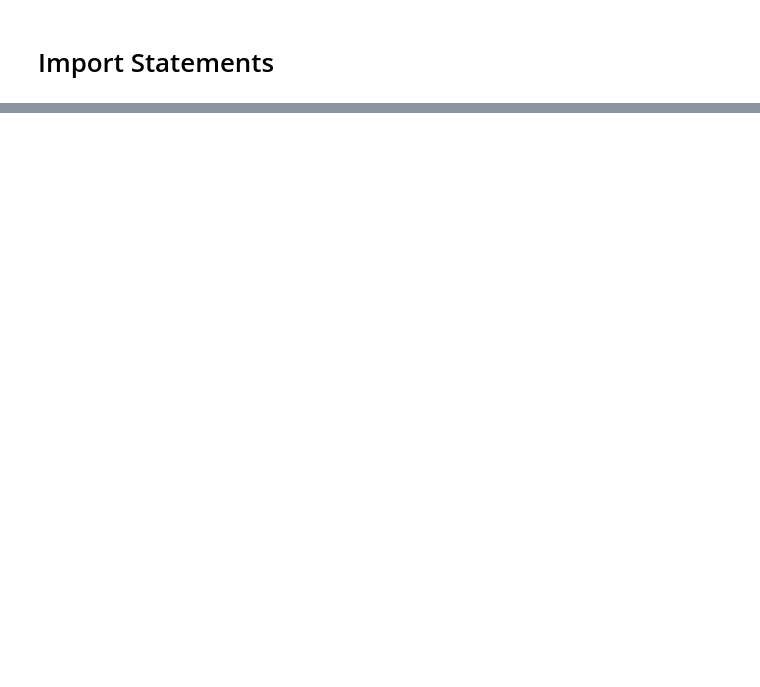
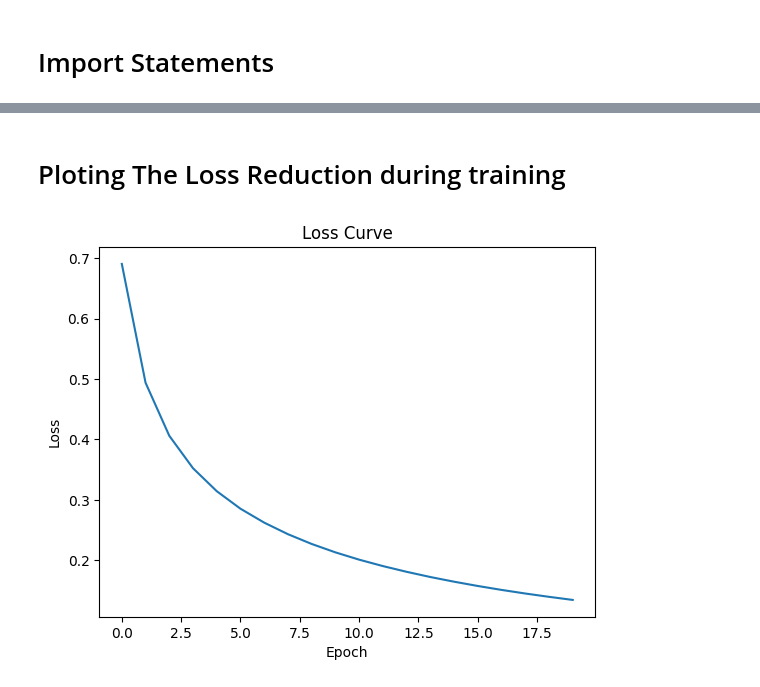
Before and after one commit to SYED-ALI-5/ANN-CNN-Project, a Jupyter notebook: SP23-BAI-050.ipynb, the cells around one changed output, grey strips where cells are left out. Drawn from its saved outputs; the diff is of its cells as text; code cells hidden in the pictures; blank space fills up the shorter version.

```diff
--- a/SP23-BAI-050.ipynb
+++ b/SP23-BAI-050.ipynb
@@ -28,4 +17,0 @@ test_dataset = datasets.MNIST(root='./data', train=False, transform=transform, d
-# %%
-batch_size = 50
-train_loader = DataLoader(train_dataset, batch_size=batch_size, shuffle=True)
-test_loader = DataLoader(test_dataset, batch_size=batch_size, shuffle=False)
@@ -58,0 +210,26 @@ plt.show()  # Display the plot
+# %%
+X, y = CompilingData()
+
+X_train, X_test, y_train, y_test = train_test_split(X, y, test_size=0.2, random_state=42)
+
+print("X_train Shape: ", X_train.shape)
+print("y_train Shape: ", y_train.shape)
+print("X_test Shape: ", X_test.shape)
+print("y_test Shape: ", y_test.shape)
+
+input = 784
+hidden_size1 = 200
+hidden_size2 = 170
+hidden_size3 = 140
+hidden_size4 = 90
+hidden_size5 = 50
+output_size = 10
+learning_rate = 0.01
+batch_size = 50
+epochs = 20
+
+model = CustomClassificationModel(input_size=input, hidden_size1=hidden_size1, hidden_size2=hidden_size2, hidden_size3=hidden_size3, hidden_size4=hidden_size4, hidden_size5=hidden_size5, output_size=output_size)
+train_dataset = TensorDataset(X_train, y_train)
+loss_fn = torch.nn.CrossEntropyLoss()
+optimizer = torch.optim.SGD([model.W1, model.b1, model.W2, model.b2, model.W3, model.b3, model.W4, model.b4, model.W5, model.b5, model.W6, model.b6],lr=learning_rate)
+epoch_loses = train_model(model=model, data=train_dataset, batch_size=batch_size, n_epoch=epochs, loss_fn=loss_fn, optimizer=optimizer)
@@ -58,0 +254,10 @@ plt.show()  # Display the plot
+# %% [markdown]
+# Ploting The Loss Reduction during training
+# %%
+plt.plot(range(epochs), epoch_loses)
+plt.xlabel('Epoch')
+plt.ylabel('Loss')
+plt.title('Loss Curve')
+plt.show()
+# %% [output]
+[figure, added]
```
Also changed, not shown: parts of 22 cells of this notebook, 3 other files.
